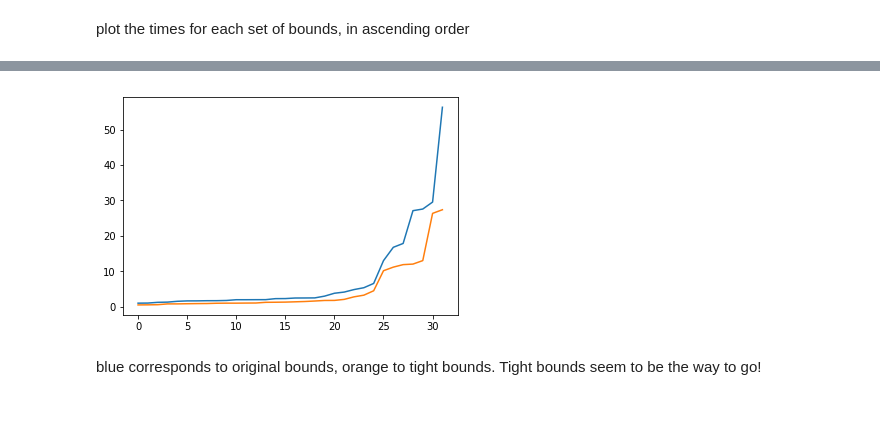
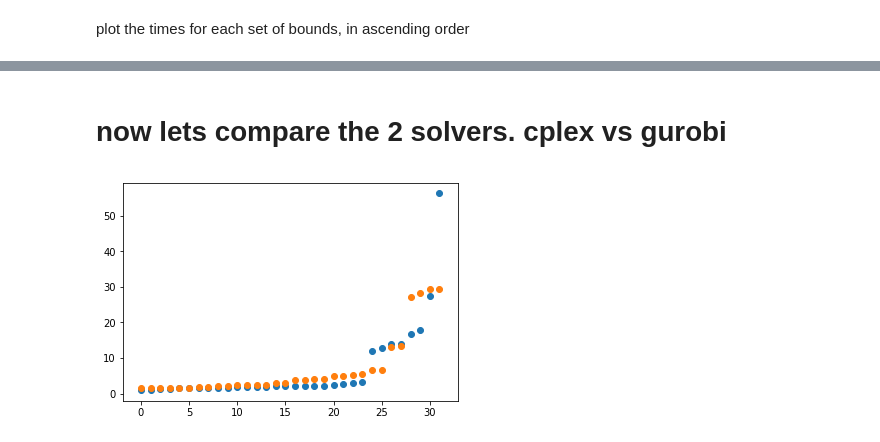
Before and after one commit to noahhi/Quadratic-Programs-Summer-Research-2018-, a Jupyter notebook: notebook.ipynb, the cells around one changed output, grey strips where cells are left out. Saved outputs shown, nothing was run; the diff lists cells and outputs as text; code cells hidden in the pictures; blank space fills up the shorter version.

```diff
--- a/notebook.ipynb
+++ b/notebook.ipynb
@@ -45,8 +54,15 @@ plot the times for each set of bounds, in ascending order
+# %% [markdown]
+# now lets compare the 2 solvers. cplex vs gurobi
+# %%
+cplex = df[df["solver"]=="cplex"]
+gurobi = df[df["solver"]=="gurobi"]
+cplex_solve_times = cplex["avg_total_time"]
+sorted_cplex = cplex_solve_times.sort_values()
+gurobi_solve_times = gurobi["avg_total_time"]
+sorted_gurobi = gurobi_solve_times.sort_values()
 # %%
-plt.plot(sorted_org.values)
-plt.plot(sorted_tight.values)
+plt.scatter(range(32),sorted_cplex.values)
+plt.scatter(range(32),sorted_gurobi.values)
 plt.show()
 # %% [output]
-[figure, old version]
+[figure, new version]
-# %% [markdown]
-blue corresponds to original bounds, orange to tight bounds. Tight bounds seem to be the way to go!
```
Also changed, not shown: parts of 9 cells of this notebook, 7 other files.
